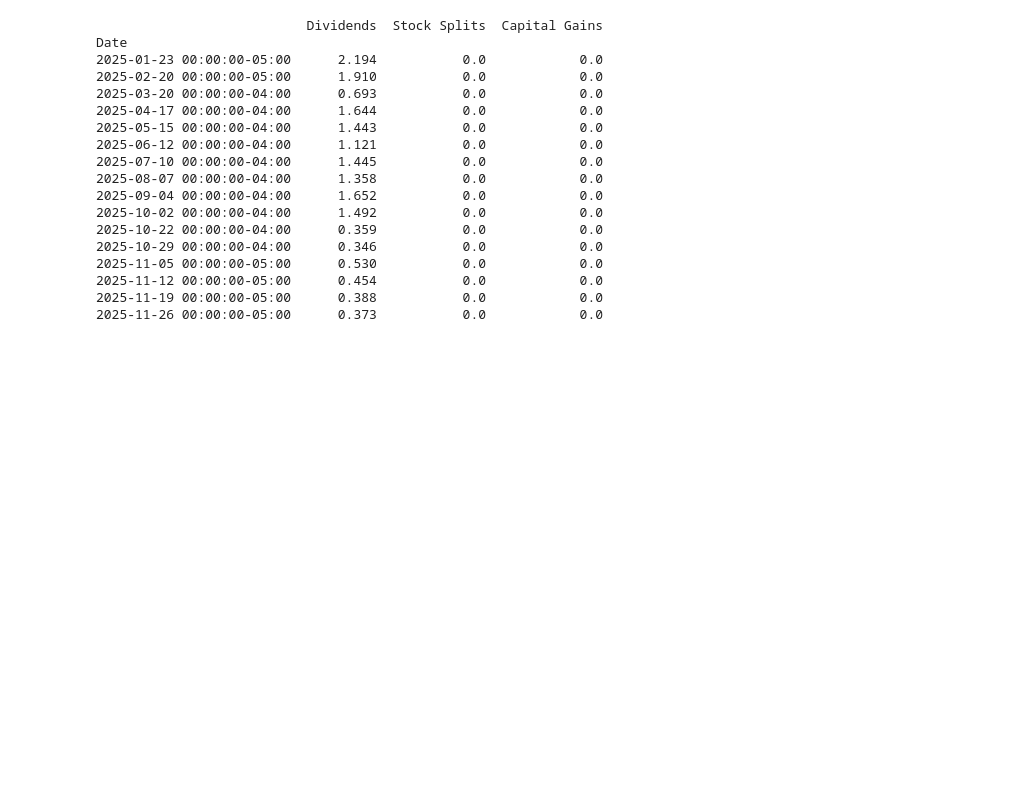
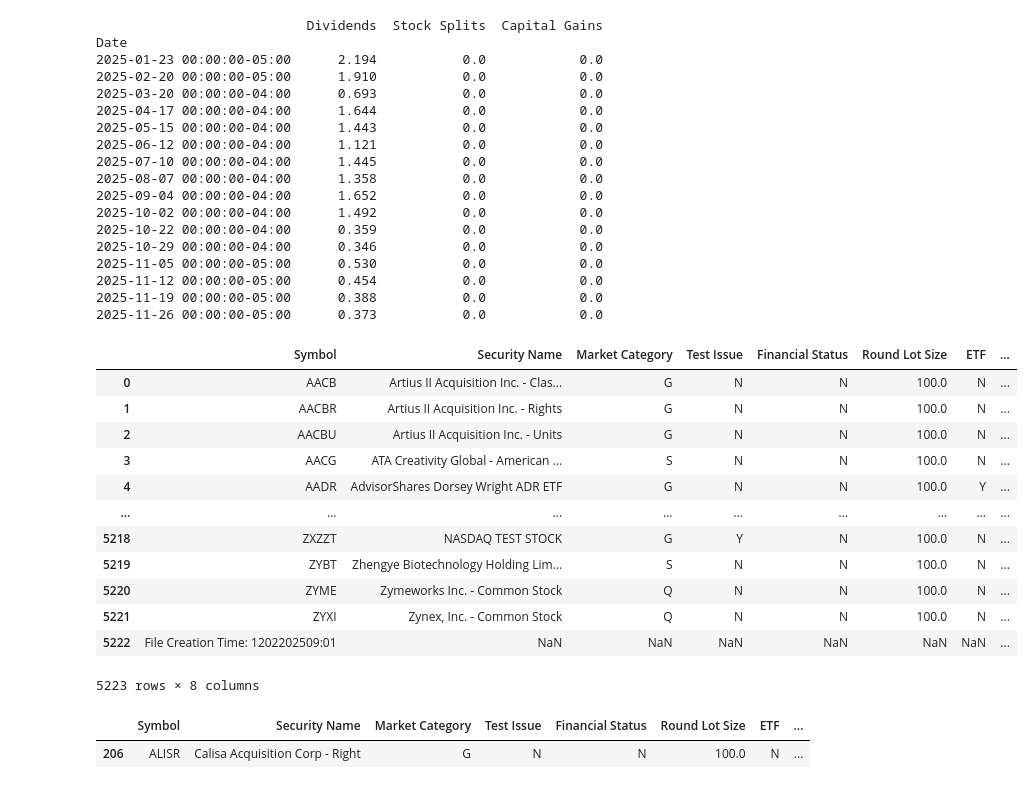
Before and after one commit to chitown2016/tradingAssistant, a Jupyter notebook: test.ipynb, the cells around one changed output. Drawn from its saved outputs; the diff is of its cells as text; code cells hidden in the pictures; blank space fills up the shorter version.

```diff
--- a/test.ipynb
+++ b/test.ipynb
@@ -243,3 +243,44 @@ Date
 2025-11-12 00:00:00-05:00      0.454           0.0            0.0
 2025-11-19 00:00:00-05:00      0.388           0.0            0.0
 2025-11-26 00:00:00-05:00      0.373           0.0            0.0
+# %%
+import pandas as pd
+
+nasdaq_url = 'ftp://ftp.nasdaqtrader.com/SymbolDirectory/nasdaqlisted.txt'
+nasdaq_df = pd.read_csv(nasdaq_url, sep='|')
+nasdaq_symbols = nasdaq_df[nasdaq_df['Test Issue'] == 'N']['Symbol'].tolist()
+
+# Other exchanges traded on NASDAQ
+other_url = 'ftp://ftp.nasdaqtrader.com/SymbolDirectory/otherlisted.txt'
+other_df = pd.read_csv(other_url, sep='|')
+other_symbols = other_df[other_df['Test Issue'] == 'N']['ACT Symbol'].tolist()
+
+# Combine and clean
+all_symbols = list(set(nasdaq_symbols + other_symbols))
+
+# Remove test symbols and special characters
+all_symbols = [s for s in all_symbols if isinstance(s, str) and '$' not in s and '.' not in s]
+all_symbols = [s for s in all_symbols if s != 'Symbol']  # Remove header
+
+sorted_symbols = sorted(all_symbols)
+# %%
+nasdaq_df
+# %% [output]
+|  | Symbol | Security Name | Market Category | Test Issue | Financial Status | Round Lot Size | ETF | ... |
+| 0 | AACB | Artius II Acquisition Inc. - Clas... | G | N | N | 100.0 | N | ... |
+| 1 | AACBR | Artius II Acquisition Inc. - Rights | G | N | N | 100.0 | N | ... |
+| 2 | AACBU | Artius II Acquisition Inc. - Units | G | N | N | 100.0 | N | ... |
+| 3 | AACG | ATA Creativity Global - American ... | S | N | N | 100.0 | N | ... |
+| 4 | AADR | AdvisorShares Dorsey Wright ADR ETF | G | N | N | 100.0 | Y | ... |
+| ... | ... | ... | ... | ... | ... | ... | ... | ... |
+| 5218 | ZXZZT | NASDAQ TEST STOCK | G | Y | N | 100.0 | N | ... |
+| 5219 | ZYBT | Zhengye Biotechnology Holding Lim... | S | N | N | 100.0 | N | ... |
+| 5220 | ZYME | Zymeworks Inc. - Common Stock | Q | N | N | 100.0 | N | ... |
+| 5221 | ZYXI | Zynex, Inc. - Common Stock | Q | N | N | 100.0 | N | ... |
+| 5222 | File Creation Time: 1202202509:01 | NaN | NaN | NaN | NaN | NaN | NaN | ... |
+5223 rows × 8 columns
+# %%
+nasdaq_df[nasdaq_df['Symbol']=='ALISR']
+# %% [output]
+|  | Symbol | Security Name | Market Category | Test Issue | Financial Status | Round Lot Size | ETF | ... |
+| 206 | ALISR | Calisa Acquisition Corp - Right | G | N | N | 100.0 | N | ... |
```
Also changed, not shown: parts of 7 cells of this notebook, 2 other files.
